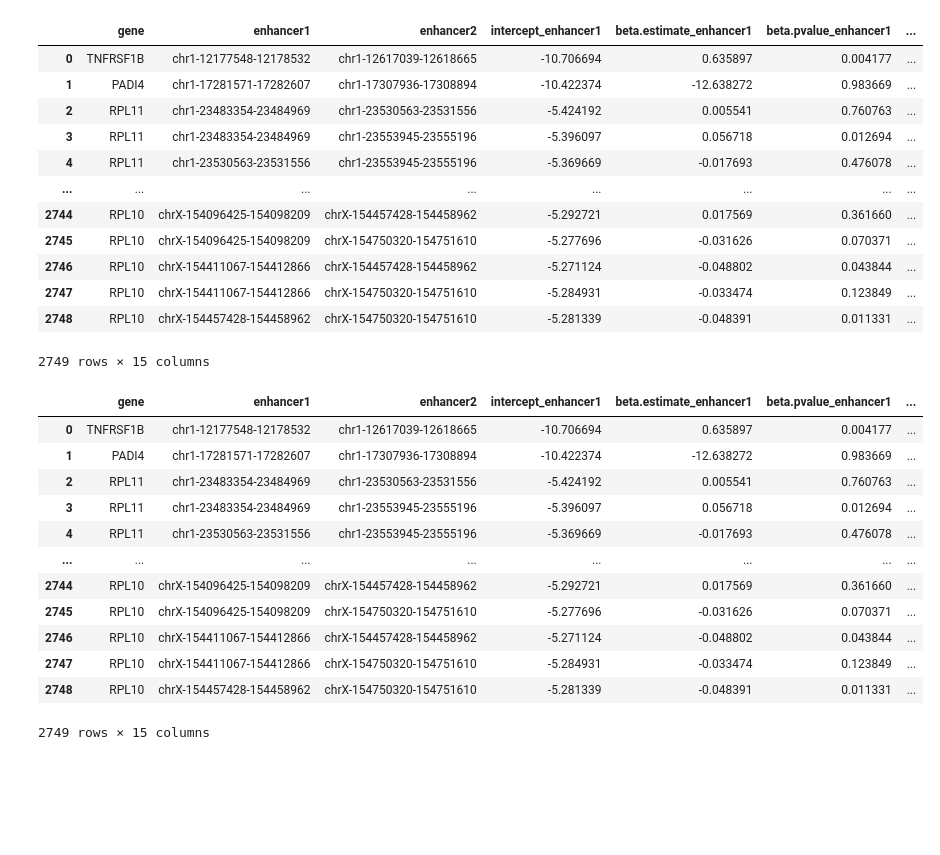
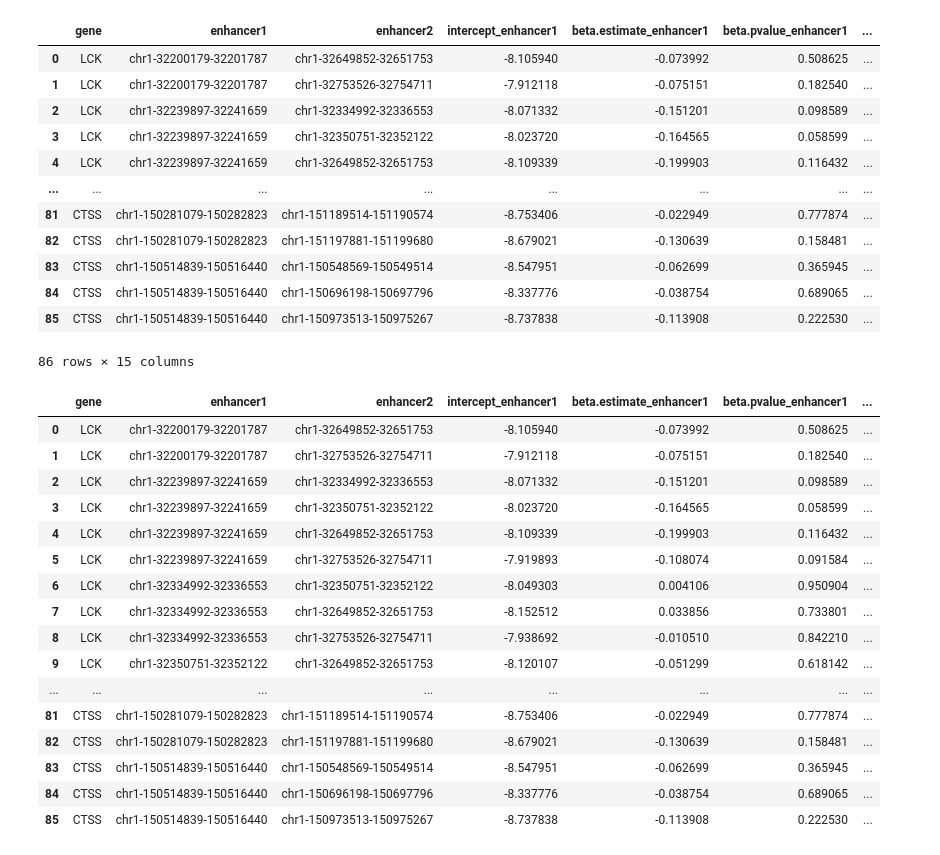
Before and after one commit to ANNIZHENG/CDS-2024-Fall-Capstone, a Jupyter notebook: workflow/scripts/result_analysis.ipynb, the cells around one changed output. Saved outputs shown, nothing was run; the diff lists cells and outputs as text; code cells hidden in the pictures; blank space fills up the shorter version.

Commit message:
result_analysis

```diff
--- a/workflow/scripts/result_analysis.ipynb
+++ b/workflow/scripts/result_analysis.ipynb
@@ -2,9 +2,9 @@
 import pandas as pd
 import numpy as np
 # %%
-enhancer1 = pd.read_csv('/Users/huajingru/Desktop/Fall 2024/capstone store/hpc_model_results/CD8-naive/model_results_cells_01_1.csv'
-                        ,header=0, names=["gene", "enhancer1", "intercept", "beta.estimate", "beta.pvalue", "bootstrap.pvalue"])
-enhancer2 = pd.read_csv('/Users/huajingru/Desktop/Fall 2024/capstone store/hpc_model_results/CD8-naive/model_results_cells_01_2.csv'
-                        ,header=0,names=["gene", "enhancer2", "intercept", "beta.estimate", "beta.pvalue", "bootstrap.pvalue"])
-interaction = pd.read_csv('/Users/huajingru/Desktop/Fall 2024/capstone store/hpc_model_results/CD8-naive/model_results_cells_00.csv'
+enhancer1 = pd.read_csv('/Users/huajingru/Desktop/Fall_2024/Capstone/CDS-2024-Fall-Capstone/workflow/scripts/model_results/model_results_cells_01.csv'
+                        ,header=0, names=["gene_1", "enhancer1_1", "enhancer2_1", "intercept_1", "beta.estimate_1", "beta.pvalue_1", "bootstrap.pvalue_1"])
+enhancer2 = pd.read_csv('/Users/huajingru/Desktop/Fall_2024/Capstone/CDS-2024-Fall-Capstone/workflow/scripts/model_results/model_results_cells_10.csv'
+                        ,header=0,names=["gene_2", "enhancer1_2", "enhancer2_2", "intercept_2", "beta.estimate_2", "beta.pvalue_2", "bootstrap.pvalue_2"])
+interaction = pd.read_csv('/Users/huajingru/Desktop/Fall_2024/capstone store/hpc_model_results/CD8-naive/model_results_cells_00.csv'
                           ,header=0, names=["gene", "enhancers", "intercept", "beta.estimate", "beta.pvalue", "bootstrap.pvalue"])
@@ -26,0 +11,3 @@ enhancer1
+# %%
+interaction[['enhancer1', 'enhancer2']] = interaction['enhancers'].str.split('_', expand=True)
+interaction = interaction.drop(columns=['enhancers'])
@@ -26,0 +28,5 @@ enhancer1
+# %%
+merged_df = pd.merge(enhancer1, enhancer2, left_on=['gene_1','enhancer1_1', 'enhancer2_1'],
+                     right_on=['gene_2','enhancer1_2', 'enhancer2_2'])
+merged_df = pd.merge(merged_df, interaction, left_on=['gene_1','enhancer1_1', 'enhancer2_1'],
+                     right_on=['gene','enhancer1', 'enhancer2'])
@@ -27,44 +57,50 @@ enhancer1
 # %%
-merged_df = pd.concat([enhancer1, enhancer2, interaction], axis=1, ignore_index=True)
-merged_df = merged_df[[0,1,7, 2,3,4,5,8,9,10,11,14,15,16,17]]
+#merged_df = pd.concat([enhancer1, enhancer2, interaction], axis=1, ignore_index=True)
+merged_df = merged_df[['gene_1', 'enhancer1_1', 'enhancer2_1', 'intercept_1',
+       'beta.estimate_1', 'beta.pvalue_1', 'bootstrap.pvalue_1', 'intercept_2', 'beta.estimate_2',
+       'beta.pvalue_2', 'bootstrap.pvalue_2', 'intercept',
+       'beta.estimate', 'beta.pvalue', 'bootstrap.pvalue']]
 merged_df.columns = ['gene', 'enhancer1', 'enhancer2', 'intercept_enhancer1', 'beta.estimate_enhancer1',
         'beta.pvalue_enhancer1',
        'bootstrap.pvalue_enhancer1','intercept_enhancer2', 'beta.estimate_enhancer2',
         'beta.pvalue_enhancer2',
        'bootstrap.pvalue_enhancer2','intercept_both', 'beta.estimate_both',  'beta.pvalue_both',
        'bootstrap.pvalue_both']
-merged_df
 # %% [output]
 |  | gene | enhancer1 | enhancer2 | intercept_enhancer1 | beta.estimate_enhancer1 | beta.pvalue_enhancer1 | ... |
-| 0 | TNFRSF1B | chr1-12177548-12178532 | chr1-12617039-12618665 | -10.706694 | 0.635897 | 0.004177 | ... |
-| 1 | PADI4 | chr1-17281571-17282607 | chr1-17307936-17308894 | -10.422374 | -12.638272 | 0.983669 | ... |
-| 2 | RPL11 | chr1-23483354-23484969 | chr1-23530563-23531556 | -5.424192 | 0.005541 | 0.760763 | ... |
-| 3 | RPL11 | chr1-23483354-23484969 | chr1-23553945-23555196 | -5.396097 | 0.056718 | 0.012694 | ... |
-| 4 | RPL11 | chr1-23530563-23531556 | chr1-23553945-23555196 | -5.369669 | -0.017693 | 0.476078 | ... |
+| 0 | LCK | chr1-32200179-32201787 | chr1-32649852-32651753 | -8.105940 | -0.073992 | 0.508625 | ... |
+| 1 | LCK | chr1-32200179-32201787 | chr1-32753526-32754711 | -7.912118 | -0.075151 | 0.182540 | ... |
+| 2 | LCK | chr1-32239897-32241659 | chr1-32334992-32336553 | -8.071332 | -0.151201 | 0.098589 | ... |
+| 3 | LCK | chr1-32239897-32241659 | chr1-32350751-32352122 | -8.023720 | -0.164565 | 0.058599 | ... |
+| 4 | LCK | chr1-32239897-32241659 | chr1-32649852-32651753 | -8.109339 | -0.199903 | 0.116432 | ... |
 | ... | ... | ... | ... | ... | ... | ... | ... |
-| 2744 | RPL10 | chrX-154096425-154098209 | chrX-154457428-154458962 | -5.292721 | 0.017569 | 0.361660 | ... |
-| 2745 | RPL10 | chrX-154096425-154098209 | chrX-154750320-154751610 | -5.277696 | -0.031626 | 0.070371 | ... |
-| 2746 | RPL10 | chrX-154411067-154412866 | chrX-154457428-154458962 | -5.271124 | -0.048802 | 0.043844 | ... |
-| 2747 | RPL10 | chrX-154411067-154412866 | chrX-154750320-154751610 | -5.284931 | -0.033474 | 0.123849 | ... |
-| 2748 | RPL10 | chrX-154457428-154458962 | chrX-154750320-154751610 | -5.281339 | -0.048391 | 0.011331 | ... |
+| 81 | CTSS | chr1-150281079-150282823 | chr1-151189514-151190574 | -8.753406 | -0.022949 | 0.777874 | ... |
+| 82 | CTSS | chr1-150281079-150282823 | chr1-151197881-151199680 | -8.679021 | -0.130639 | 0.158481 | ... |
+| 83 | CTSS | chr1-150514839-150516440 | chr1-150548569-150549514 | -8.547951 | -0.062699 | 0.365945 | ... |
+| 84 | CTSS | chr1-150514839-150516440 | chr1-150696198-150697796 | -8.337776 | -0.038754 | 0.689065 | ... |
+| 85 | CTSS | chr1-150514839-150516440 | chr1-150973513-150975267 | -8.737838 | -0.113908 | 0.222530 | ... |
-2749 rows × 15 columns
+86 rows × 15 columns
 # %%
-significant = merged_df
+significant = merged_df[(merged_df['beta.pvalue_enhancer1'] >= 0.05) & (merged_df['beta.pvalue_enhancer2'] >= 0.05) &
+                        (merged_df['beta.pvalue_both'] >= 0.05)]
 #filter out based on pvalues
-significant
 # %% [output]
 |  | gene | enhancer1 | enhancer2 | intercept_enhancer1 | beta.estimate_enhancer1 | beta.pvalue_enhancer1 | ... |
-| 0 | TNFRSF1B | chr1-12177548-12178532 | chr1-12617039-12618665 | -10.706694 | 0.635897 | 0.004177 | ... |
-| 1 | PADI4 | chr1-17281571-17282607 | chr1-17307936-17308894 | -10.422374 | -12.638272 | 0.983669 | ... |
-| 2 | RPL11 | chr1-23483354-23484969 | chr1-23530563-23531556 | -5.424192 | 0.005541 | 0.760763 | ... |
-| 3 | RPL11 | chr1-23483354-23484969 | chr1-23553945-23555196 | -5.396097 | 0.056718 | 0.012694 | ... |
-| 4 | RPL11 | chr1-23530563-23531556 | chr1-23553945-23555196 | -5.369669 | -0.017693 | 0.476078 | ... |
+| 0 | LCK | chr1-32200179-32201787 | chr1-32649852-32651753 | -8.105940 | -0.073992 | 0.508625 | ... |
+| 1 | LCK | chr1-32200179-32201787 | chr1-32753526-32754711 | -7.912118 | -0.075151 | 0.182540 | ... |
+| 2 | LCK | chr1-32239897-32241659 | chr1-32334992-32336553 | -8.071332 | -0.151201 | 0.098589 | ... |
+| 3 | LCK | chr1-32239897-32241659 | chr1-32350751-32352122 | -8.023720 | -0.164565 | 0.058599 | ... |
+| 4 | LCK | chr1-32239897-32241659 | chr1-32649852-32651753 | -8.109339 | -0.199903 | 0.116432 | ... |
+| 5 | LCK | chr1-32239897-32241659 | chr1-32753526-32754711 | -7.919893 | -0.108074 | 0.091584 | ... |
+| 6 | LCK | chr1-32334992-32336553 | chr1-32350751-32352122 | -8.049303 | 0.004106 | 0.950904 | ... |
+| 7 | LCK | chr1-32334992-32336553 | chr1-32649852-32651753 | -8.152512 | 0.033856 | 0.733801 | ... |
+| 8 | LCK | chr1-32334992-32336553 | chr1-32753526-32754711 | -7.938692 | -0.010510 | 0.842210 | ... |
+| 9 | LCK | chr1-32350751-32352122 | chr1-32649852-32651753 | -8.120107 | -0.051299 | 0.618142 | ... |
 | ... | ... | ... | ... | ... | ... | ... | ... |
-| 2744 | RPL10 | chrX-154096425-154098209 | chrX-154457428-154458962 | -5.292721 | 0.017569 | 0.361660 | ... |
-| 2745 | RPL10 | chrX-154096425-154098209 | chrX-154750320-154751610 | -5.277696 | -0.031626 | 0.070371 | ... |
-| 2746 | RPL10 | chrX-154411067-154412866 | chrX-154457428-154458962 | -5.271124 | -0.048802 | 0.043844 | ... |
-| 2747 | RPL10 | chrX-154411067-154412866 | chrX-154750320-154751610 | -5.284931 | -0.033474 | 0.123849 | ... |
-| 2748 | RPL10 | chrX-154457428-154458962 | chrX-154750320-154751610 | -5.281339 | -0.048391 | 0.011331 | ... |
+| 81 | CTSS | chr1-150281079-150282823 | chr1-151189514-151190574 | -8.753406 | -0.022949 | 0.777874 | ... |
+| 82 | CTSS | chr1-150281079-150282823 | chr1-151197881-151199680 | -8.679021 | -0.130639 | 0.158481 | ... |
+| 83 | CTSS | chr1-150514839-150516440 | chr1-150548569-150549514 | -8.547951 | -0.062699 | 0.365945 | ... |
+| 84 | CTSS | chr1-150514839-150516440 | chr1-150696198-150697796 | -8.337776 | -0.038754 | 0.689065 | ... |
+| 85 | CTSS | chr1-150514839-150516440 | chr1-150973513-150975267 | -8.737838 | -0.113908 | 0.222530 | ... |
-2749 rows × 15 columns
 # %%
 betas = significant[['gene', 'enhancer1', 'enhancer2','beta.estimate_enhancer1','beta.estimate_enhancer2', 'beta.estimate_both']]
```
Also changed, not shown: parts of 8 cells of this notebook, 5 other files.
